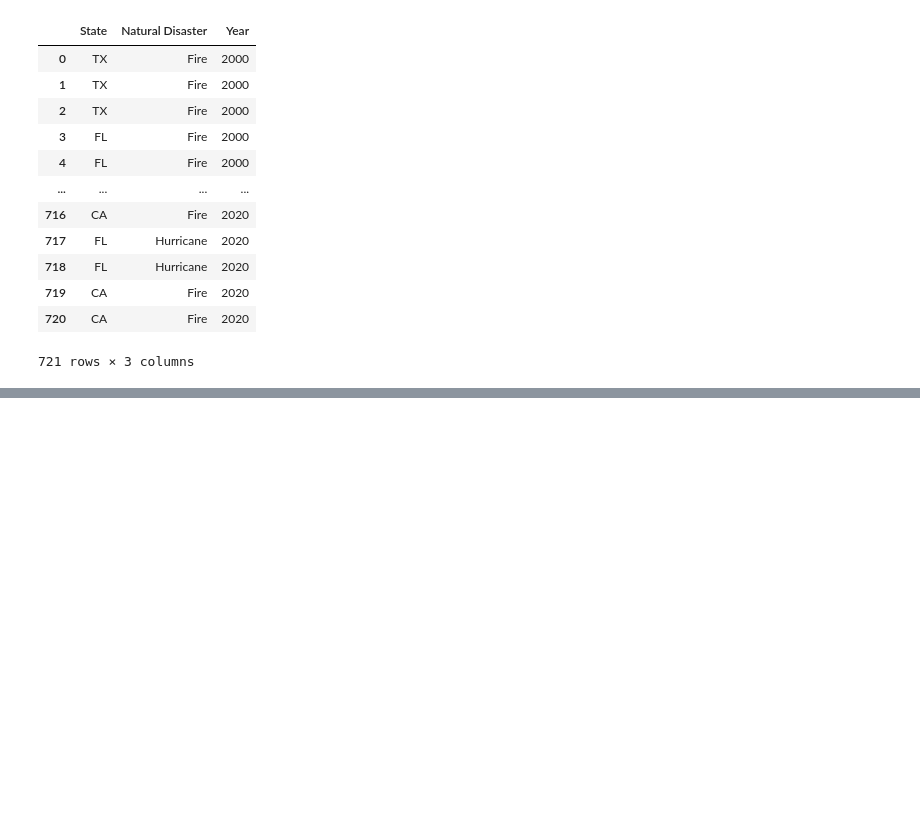
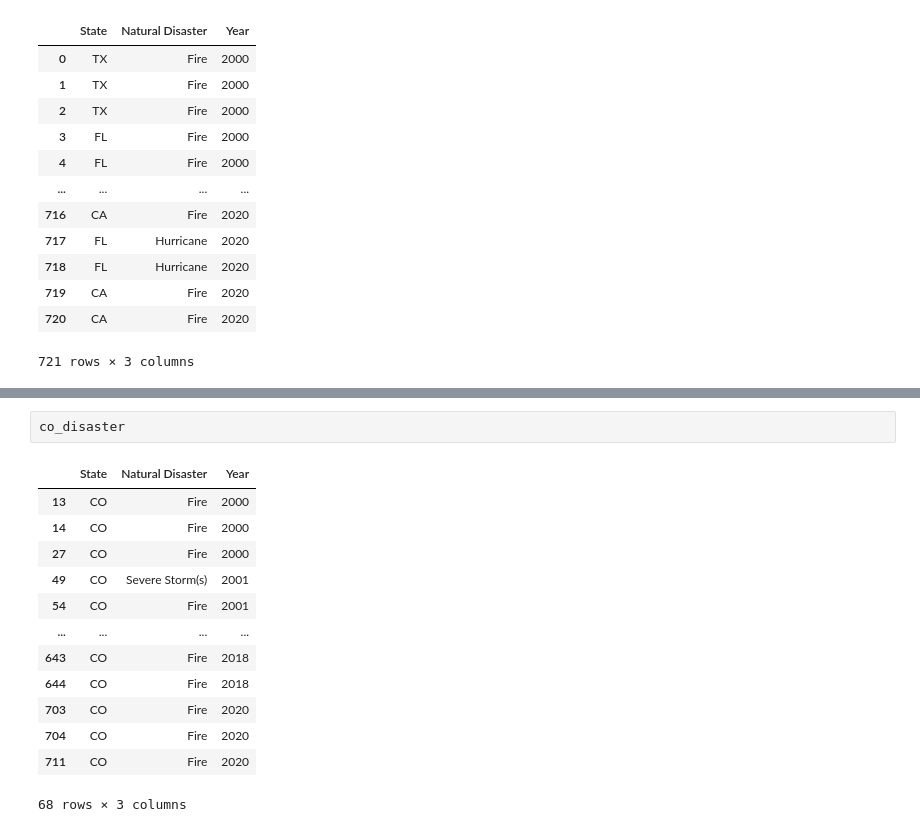
Before and after one commit to bleeclt/pro1group, a Jupyter notebook: natural_disaster_and_pollution.ipynb, the cells around one changed output, grey strips where cells are left out. Saved outputs shown, nothing was run; the diff lists cells and outputs as text; blank space fills up the shorter version.

```diff
--- a/natural_disaster_and_pollution.ipynb
+++ b/natural_disaster_and_pollution.ipynb
@@ -503,0 +535,16 @@ disaster_clean
+# %%
+co_disaster
+# %% [output]
+|  | State | Natural Disaster | Year |
+| 13 | CO | Fire | 2000 |
+| 14 | CO | Fire | 2000 |
+| 27 | CO | Fire | 2000 |
+| 49 | CO | Severe Storm(s) | 2001 |
+| 54 | CO | Fire | 2001 |
+| ... | ... | ... | ... |
+| 643 | CO | Fire | 2018 |
+| 644 | CO | Fire | 2018 |
+| 703 | CO | Fire | 2020 |
+| 704 | CO | Fire | 2020 |
+| 711 | CO | Fire | 2020 |
+68 rows × 3 columns
```
Also changed, not shown: parts of 7 cells of this notebook.
